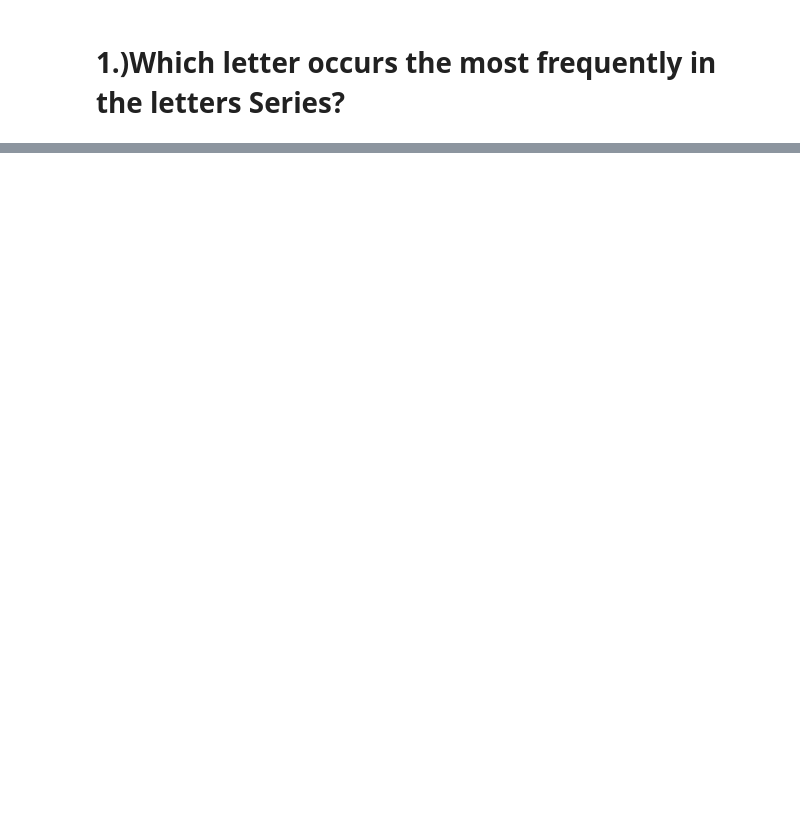
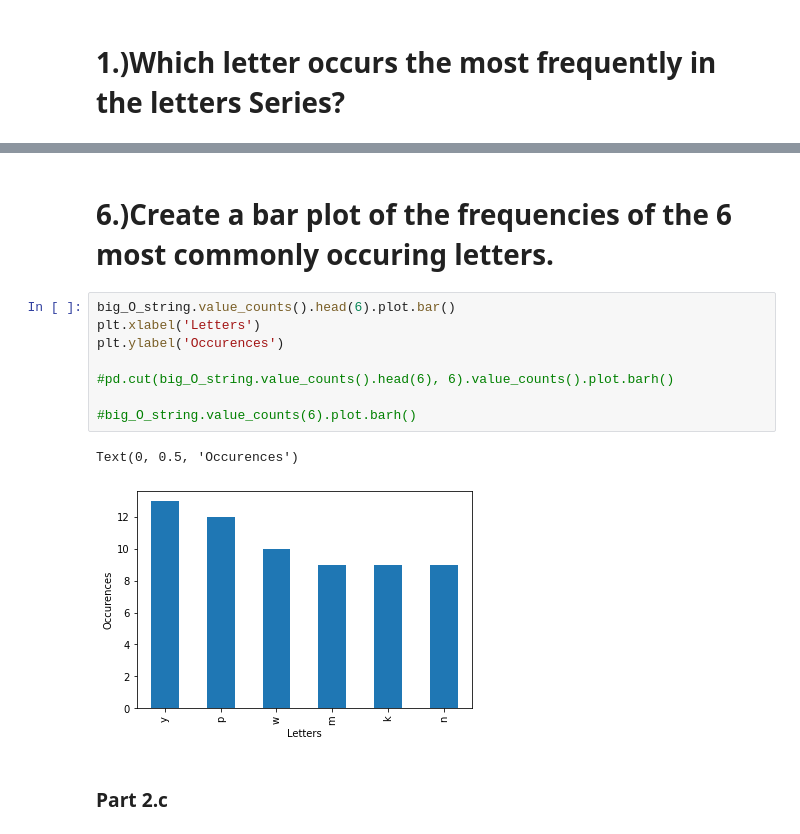
Before and after one commit to PGuajardo/numpy-pandas-visualization-exercises, a Jupyter notebook: pandas_series.ipynb, the cells around one changed output, grey strips where cells are left out. Saved outputs shown, nothing was run; the diff lists cells and outputs as text; blank space fills up the shorter version.

```diff
--- a/pandas_series.ipynb
+++ b/pandas_series.ipynb
@@ -329,0 +366,15 @@ Create a bar plot of the frequencies of the 6 most commonly occuring letters.
+# %% [markdown]
+# 6.)Create a bar plot of the frequencies of the 6 most commonly occuring letters.
+# %%
+big_O_string.value_counts().head(6).plot.bar()
+plt.xlabel('Letters')
+plt.ylabel('Occurences')
+
+#pd.cut(big_O_string.value_counts().head(6), 6).value_counts().plot.barh()
+
+#big_O_string.value_counts(6).plot.barh()
+# %% [output]
+Text(0, 0.5, 'Occurences')
+[figure, added]
+# %% [markdown]
+### Part 2.c
```
Also changed, not shown: parts of 65 cells of this notebook, 1 other file.
